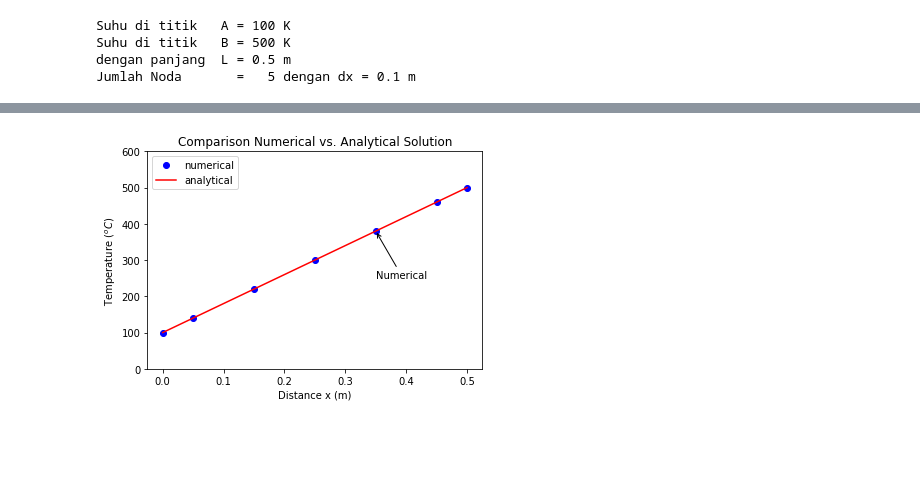
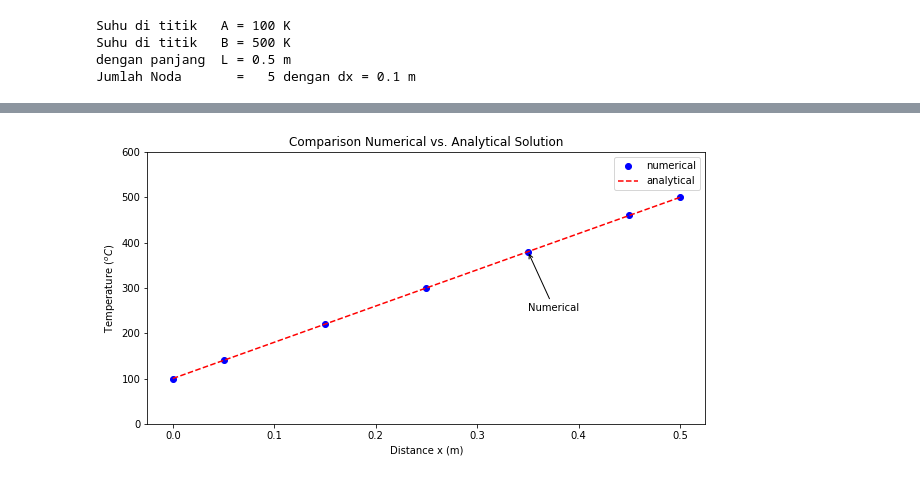
Before and after one commit to taruma/belajar-tsa, a Jupyter notebook: metnum/volume/Metnum-Case4.1.ipynb, the cells around one changed output, grey strips where cells are left out. Cells and saved outputs as stored; diff of their text form; code cells hidden in the pictures; blank space fills up the shorter version.

```diff
--- a/metnum/volume/Metnum-Case4.1.ipynb
+++ b/metnum/volume/Metnum-Case4.1.ipynb
@@ -112,20 +111,20 @@ for x in axisx:
 # %%
 import matplotlib.pyplot as plt
 %matplotlib inline
 
-#plt.rcParams["figure.figsize"] = (10,5)
+plt.rcParams["figure.figsize"] = (10,5)
 plt.title('Comparison Numerical vs. Analytical Solution')
 plt.ylim(TA-100, TB+100)
 plt.xlabel('Distance x (m)')
 plt.ylabel('Temperature $(^{o}C)$')
 plt.plot(axisx, result, 'bo', label='numerical')
-plt.plot(axisx, exact, 'r-', label='analytical')
+plt.plot(axisx, exact, 'r--', label='analytical')
 plt.legend()
 
 
 plt.annotate('Numerical', xy=(axisx[4],result[4]), xytext =(0.35,250),
             arrowprops=dict(arrowstyle='->', connectionstyle='arc3'),)
 
 plt.show()
 # %% [output]
-[figure, old version]
+[figure, new version]
```
Also changed, not shown: parts of 1 cell of this notebook, 2 other files.
